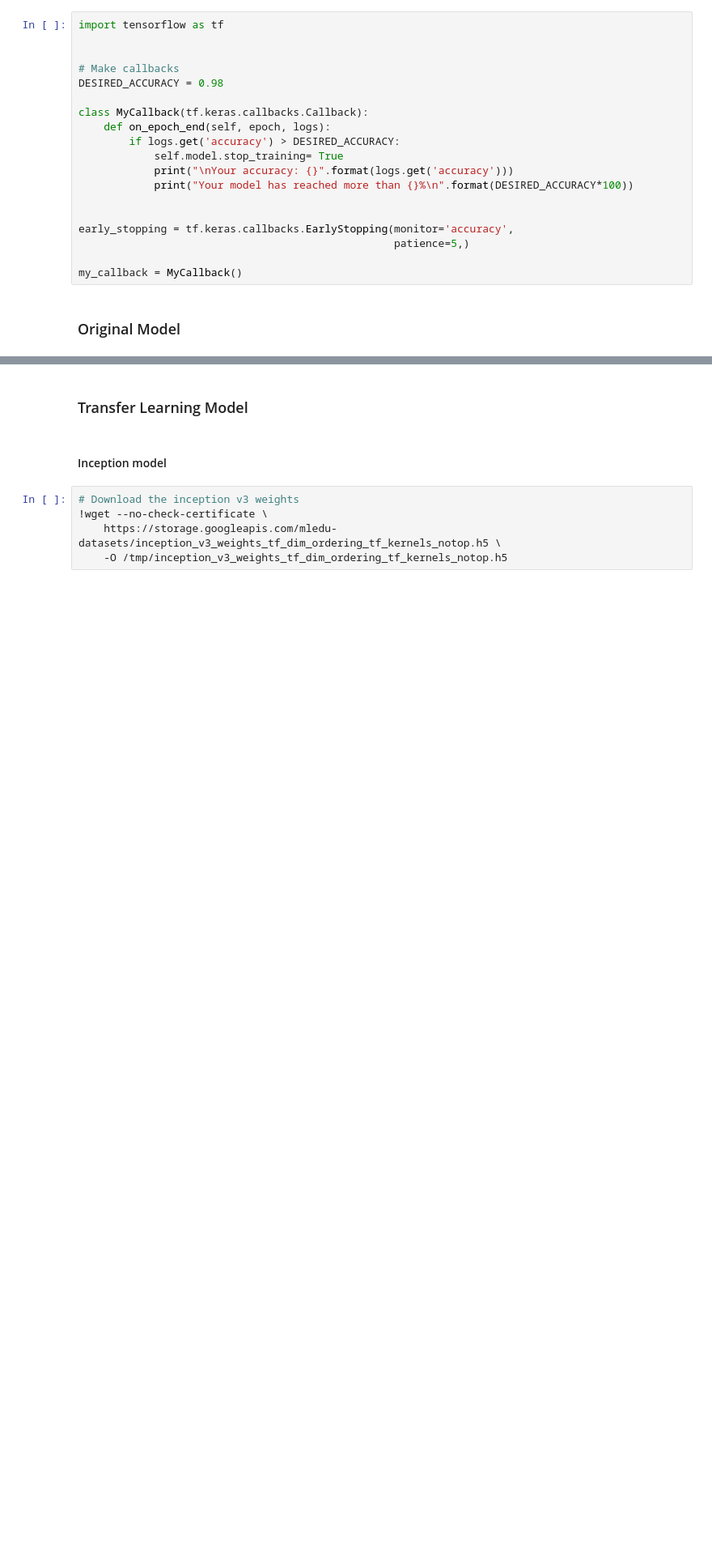
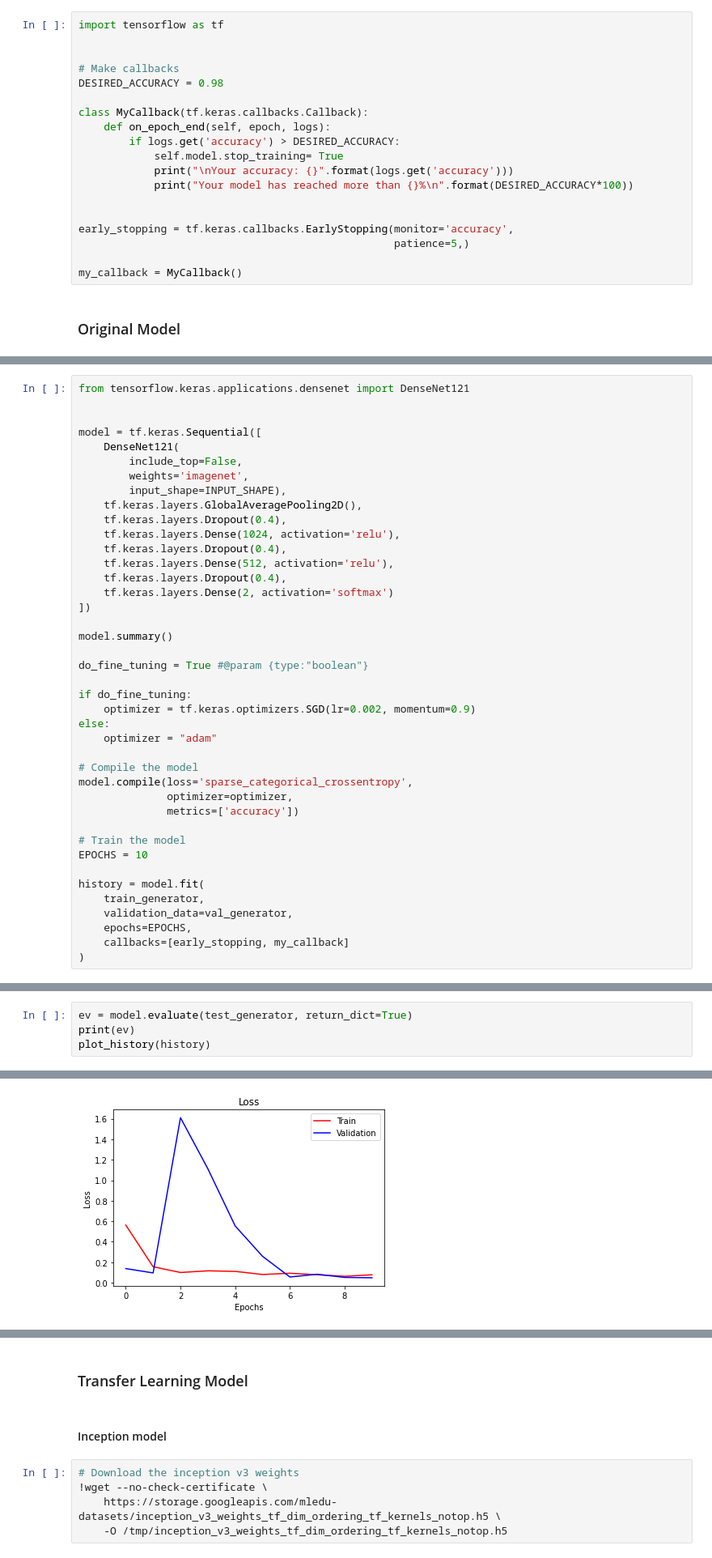
Before and after one commit to B21-CAP0366/meater-ml, a Jupyter notebook: meater.ipynb, the cells around one changed output, grey strips where cells are left out. Shown at 81% size. Drawn from its saved outputs; the diff is of its cells as text; blank space fills up the shorter version.

Commit message:
Add new model with DenseNet layer

```diff
--- a/meater.ipynb
+++ b/meater.ipynb
@@ -344,0 +417,41 @@ model.evaluate(test_generator)
+# %%
+from tensorflow.keras.applications.densenet import DenseNet121
+
+
+model = tf.keras.Sequential([
+    DenseNet121(
+        include_top=False,
+        weights='imagenet',
+        input_shape=INPUT_SHAPE),
+    tf.keras.layers.GlobalAveragePooling2D(),
+    tf.keras.layers.Dropout(0.4),
+    tf.keras.layers.Dense(1024, activation='relu'),
+    tf.keras.layers.Dropout(0.4),
+    tf.keras.layers.Dense(512, activation='relu'),
+    tf.keras.layers.Dropout(0.4),
+    tf.keras.layers.Dense(2, activation='softmax')
+])
+
+model.summary()
+
+do_fine_tuning = True #@param {type:"boolean"}
+
+if do_fine_tuning:
+    optimizer = tf.keras.optimizers.SGD(lr=0.002, momentum=0.9)
+else:
+    optimizer = "adam"
+
+# Compile the model
+model.compile(loss='sparse_categorical_crossentropy',
+              optimizer=optimizer,
+              metrics=['accuracy'])
+
+# Train the model
+EPOCHS = 10
+
+history = model.fit(
+    train_generator,
+    validation_data=val_generator,
+    epochs=EPOCHS,
+    callbacks=[early_stopping, my_callback]
+)
@@ -344,0 +476,5 @@ model.evaluate(test_generator)
+# %%
+ev = model.evaluate(test_generator, return_dict=True)
+print(ev)
+plot_history(history)
+# %% [output]
@@ -344,0 +483 @@ model.evaluate(test_generator)
+[figure, added]
```
Also changed, not shown: parts of 20 cells of this notebook.
